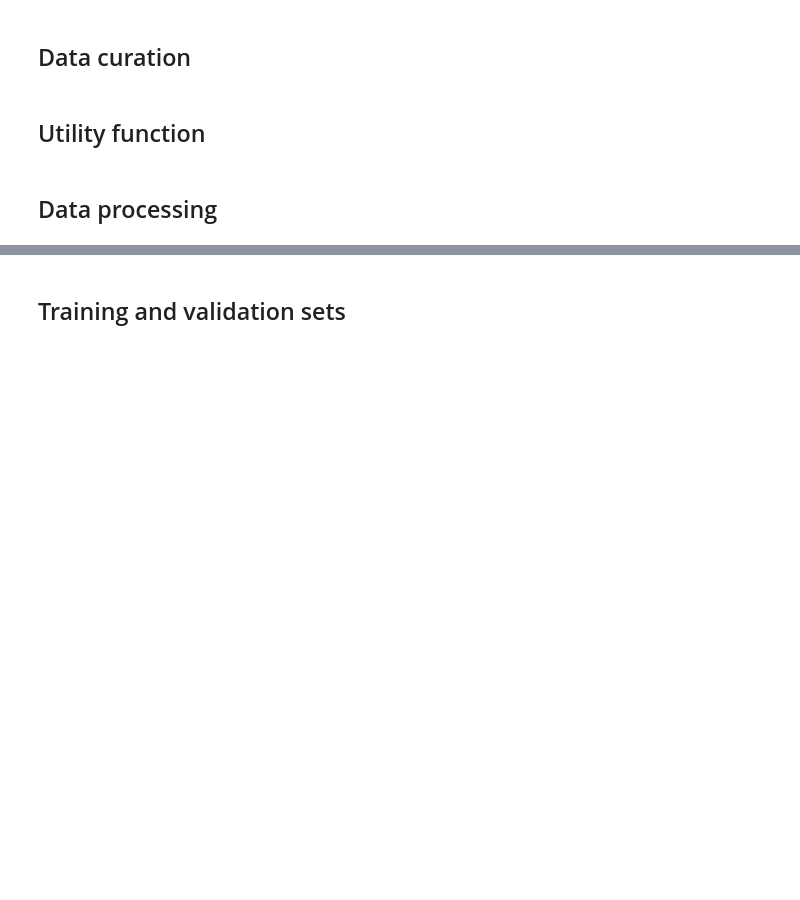
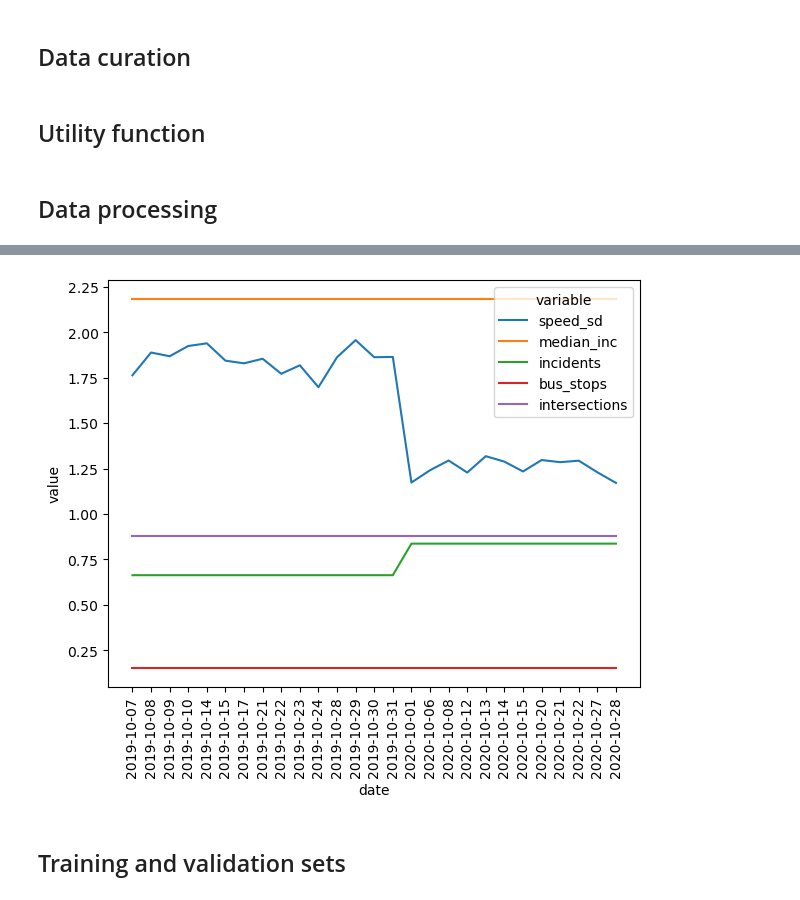
Before and after one commit to pabloguarda/pesuelogit, a Jupyter notebook: examples/notebooks/gisuelogit-fresno.ipynb, the cells around one changed output, grey strips where cells are left out. Saved outputs shown, nothing was run; the diff lists cells and outputs as text; code cells hidden in the pictures; blank space fills up the shorter version.

```diff
--- a/examples/notebooks/gisuelogit-fresno.ipynb
+++ b/examples/notebooks/gisuelogit-fresno.ipynb
@@ -148,2 +177,9 @@ for link in fresno_network.links:
+# %%
+sns.lineplot(x= 'date', y = 'value', hue = 'variable', data =pd.melt(eda_df.groupby('date')[features_Z].mean().reset_index(),id_vars= ['date']))
+plt.tight_layout()
+plt.xticks(rotation=90)
+plt.show()
+# %% [output]
+[figure, added]
 # %% [markdown]
 ## Training and validation sets
```
Also changed, not shown: parts of 10 cells of this notebook.
